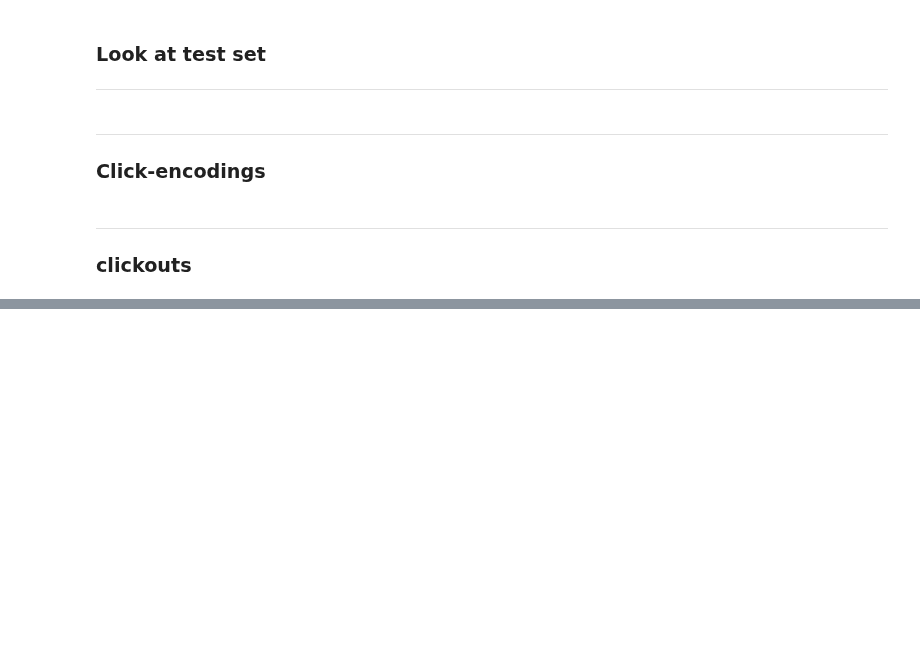
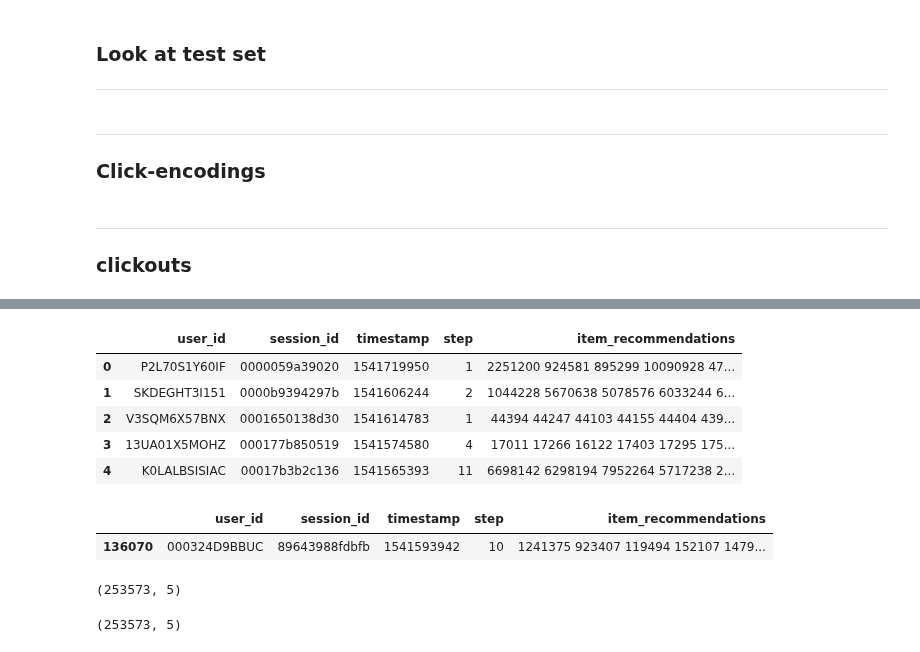
Before and after one commit to samshipengs/naps, a Jupyter notebook: playground.ipynb, the cells around one changed output, grey strips where cells are left out. Drawn from its saved outputs; the diff is of its cells as text; code cells hidden in the pictures; blank space fills up the shorter version.

```diff
--- a/playground.ipynb
+++ b/playground.ipynb
@@ -214,0 +229,2 @@ ctn
+# %%
+sub = pd.read_csv('./subs/cat_sub_05-29.csv')
@@ -214,0 +244,2 @@ ctn
+# %%
+sub.loc[:, 'impressions'] = sub.loc[:, 'impressions'].apply(lambda x: literal_eval(x))
@@ -214,0 +284,14 @@ ctn
+# %%
+sub.head()
+# %% [output]
+|  | user_id | session_id | timestamp | step | item_recommendations |
+| 0 | P2L70S1Y60IF | 0000059a39020 | 1541719950 | 1 | 2251200 924581 895299 10090928 47... |
+| 1 | SKDEGHT3I151 | 0000b9394297b | 1541606244 | 2 | 1044228 5670638 5078576 6033244 6... |
+| 2 | V3SQM6X57BNX | 0001650138d30 | 1541614783 | 1 | 44394 44247 44103 44155 44404 439... |
+| 3 | 13UA01X5MOHZ | 000177b850519 | 1541574580 | 4 | 17011 17266 16122 17403 17295 175... |
+| 4 | K0LALBSISIAC | 00017b3b2c136 | 1541565393 | 11 | 6698142 6298194 7952264 5717238 2... |
+# %%
+sub[sub.session_id=='89643988fdbfb']
+# %% [output]
+|  | user_id | session_id | timestamp | step | item_recommendations |
+| 136070 | 000324D9BBUC | 89643988fdbfb | 1541593942 | 10 | 1241375 923407 119494 152107 1479... |
@@ -214,0 +300,8 @@ ctn
+# %%
+to_sub.shape
+# %% [output]
+(253573, 5)
+# %%
+to_sub.shape
+# %% [output]
+(253573, 5)
```
Also changed, not shown: parts of 20 cells of this notebook, 4 other files.
